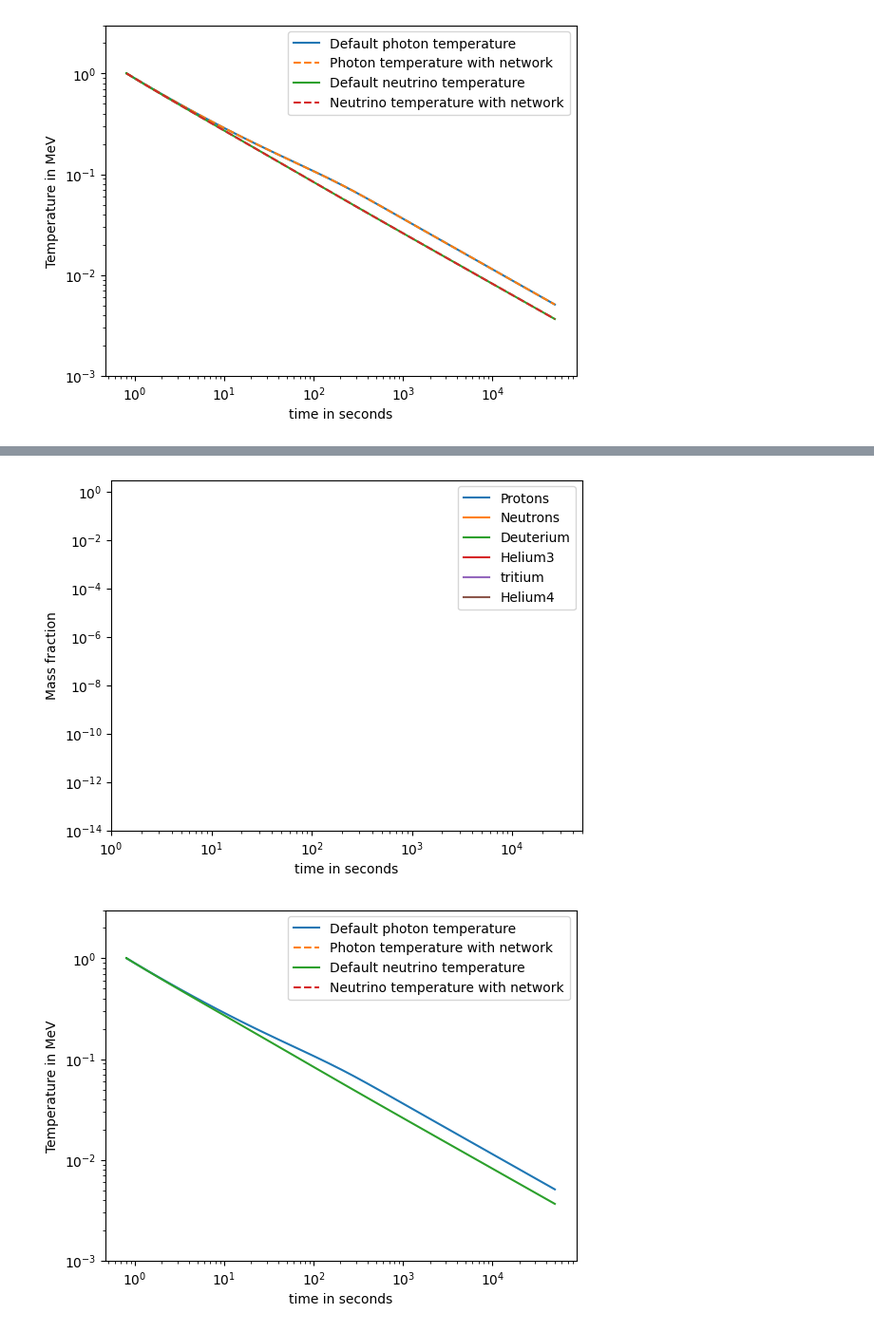
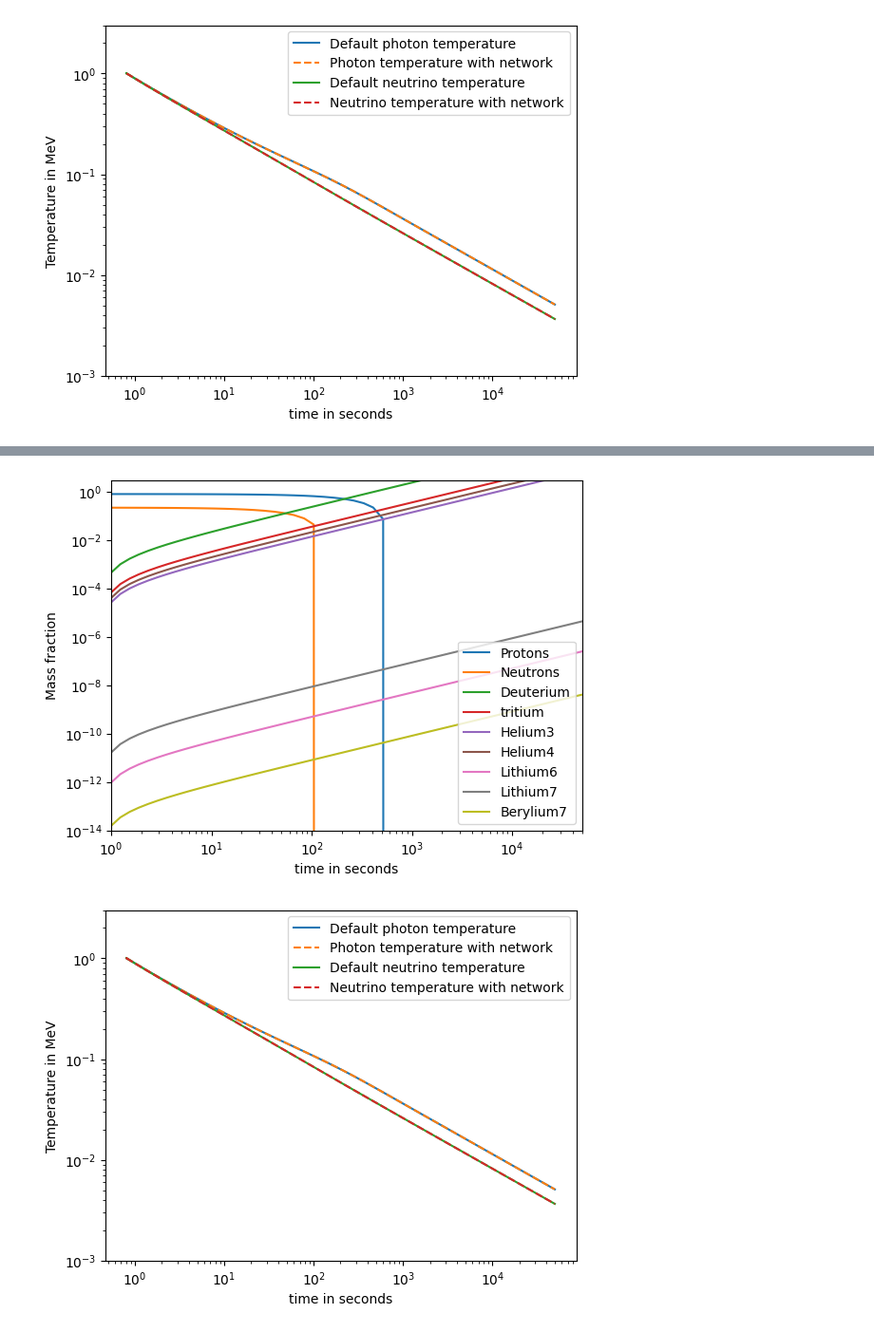
Before and after one commit to hansbdein/Speciale, a Jupyter notebook: bbn_pynucastro.ipynb, the cells around one changed output, grey strips where cells are left out. Shown at 95% size. Cells and saved outputs as stored; diff of their text form; code cells hidden in the pictures.

```diff
--- a/bbn_pynucastro.ipynb
+++ b/bbn_pynucastro.ipynb
@@ -561,7 +563,7 @@ def dbackground(t,y):   #solve h and T, y[0] = T, y[1] = h and y[2] = a
 
 
 def dall(t,y):   #solve h and T, y[0] = T and y[1] = h
-    return [dTdt(t,*y[:n_bparams]),dhdt(t,*y[:n_bparams]),dadt(t,*y[:n_bparams])]+list(bbn_n.rhs(t/timeunit, y[n_bparams:], y[0]*TMeV2T9*1e9,1e7/y[2]**3)/timeunit)
+    return [dTdt(t,*y[:n_bparams]),dhdt(t,*y[:n_bparams]),dadt(t,*y[:n_bparams])]+list( bbn_n.rhs(solY.t[step]/timeunit, solY.y[n_bparams:].T[step],eta_ini*n_gamma_ini/solY.y[2][step]**3*m_p*gcm3, solY.y[0][step]*TMeV2T9*1e9)/timeunit)
 
 #solY = integrate.solve_ivp(dall, [t_range[0]*0.9999, t_range[0]], [T_ini,h_ini,1]+list(Y_ini),method='RK45')#,t_eval=t_space)
 #print(solY)
@@ -587,9 +605,12 @@ plt.plot(solY.t/timeunit, solY.y[n_bparams], label='Neutrons')
 #plt.plot(solY.t/timeunit, -solY.y[n_bparams+1], label='-Neutrons')
 plt.plot(solY.t/timeunit, 2*solY.y[n_bparams+2], label='Deuterium')
 #plt.plot(solY.t/timeunit, -2*solY.y[n_bparams+2], label='-Deuterium')
+plt.plot(solY.t/timeunit, 3*solY.y[n_bparams+3], label='tritium')
 plt.plot(solY.t/timeunit, 3*solY.y[n_bparams+4], label='Helium3')
-plt.plot(solY.t/timeunit, 3*solY.y[n_bparams+3], label='tritium')
 plt.plot(solY.t/timeunit, 4*solY.y[n_bparams+5], label='Helium4')
+plt.plot(solY.t/timeunit, 4*solY.y[n_bparams+6], label='Lithium6')
+plt.plot(solY.t/timeunit, 4*solY.y[n_bparams+7], label='Lithium7')
+plt.plot(solY.t/timeunit, 4*solY.y[n_bparams+8], label='Berylium7')
 #plt.plot(solY.t/timeunit, [1e-4 for t in solY.t], 'k+',label='eval test')
 #plt.plot(sol.t, sol.y[3]/sol.y[2], label='n/p')
 
@@ -611,32 +632,32 @@ plt.show()
 
 plt.figure('temperature')
 
 # Plot the Temperature
 plt.plot(sol.t/timeunit, sol.y[0], label='Default photon temperature')
 plt.plot(solY.t/timeunit, solY.y[0],'--', label='Photon temperature with network')
 
 # Test with completely radiation dominated universe
 #t_space=solY.t
 #T_approx=np.sqrt(1.226*10**21/t_space)
 #T_approx=1/np.sqrt(t_space/timeunit)/10.4*TMeV2T9
 plt.plot(sol.t/timeunit, T_ini/sol.y[2], label='Default neutrino temperature')
 plt.plot(solY.t/timeunit, T_ini/solY.y[2],'--', label='Neutrino temperature with network')
 
 #plot the scale factor
 #plt.plot(sol.t/timeunit, sol.y[2]/1e3, label='scale factor')
 
 #fix the axis
 plt.xlabel('time in seconds')
 plt.ylabel('Temperature in MeV')
 
 plt.xscale('log')
 plt.yscale('log')
 
 # plt.xlim((0.1, 2e5))
 plt.ylim((1e-3,3))
 
 plt.legend()
 plt.show()
 # %% [output]
-[figure, old version]
+[figure, new version]
-[figure, old version]
+[figure, new version]
```
Also changed, not shown: parts of 5 cells of this notebook, 3 other files.
